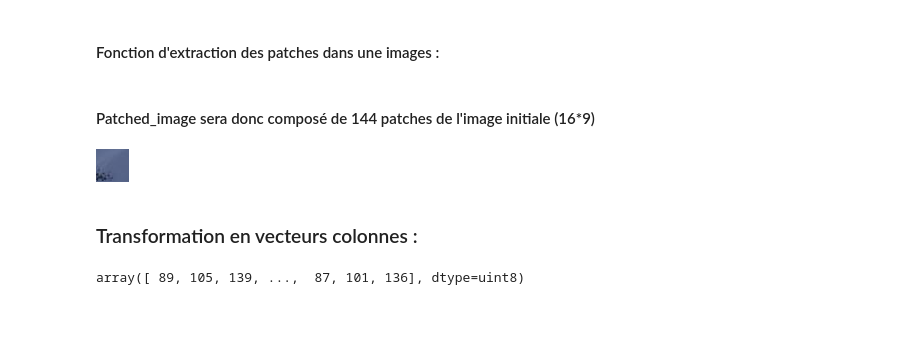
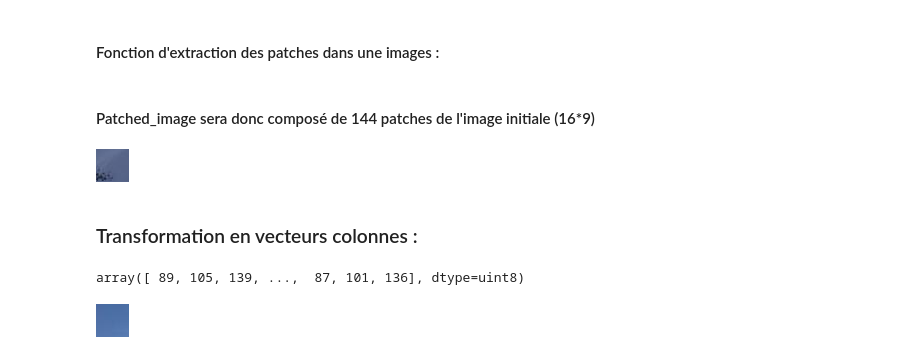
Before and after one commit to maitreRi/TI_Project, a Jupyter notebook: livrable_1.ipynb, the cells around one changed output. Saved outputs shown, nothing was run; the diff lists cells and outputs as text; code cells hidden in the pictures; blank space fills up the shorter version.

Commit message:
vector to patch done

```diff
--- a/livrable_1.ipynb
+++ b/livrable_1.ipynb
@@ -36,8 +36,15 @@ def patch2Vector(patch):
 
 
 def vector2Patch(vector, patch_size):
+    # Remodeler le vecteur colonne en une matrice
+    patch_array = np.reshape(vector, (patch_size, patch_size, 3))  # Assumer une image RGB
+#
+    # Convertir le tableau NumPy en objet Image
+    patch_image = Image.fromarray(patch_array.astype('uint8'))
 
-    return vector.reshape((patch_size, patch_size))
+    return patch_image
+
+    # return vector.reshape((patch_size, patch_size))
 # %% [markdown]
 #### Patched_image sera donc composé de 144 patches de l'image initiale (16*9)
 # %%
@@ -53,3 +60,8 @@ vectorised_img = [patch2Vector(patch) for patch in patched_image]
 vectorised_img[143]
 # %% [output]
 array([ 89, 105, 139, ...,  87, 101, 136], dtype=uint8)
+# %%
+vector_patched = [vector2Patch(vector, im_size) for vector in vectorised_img]
+vector_patched[0]
+# %% [output]
+[figure, added]
```
